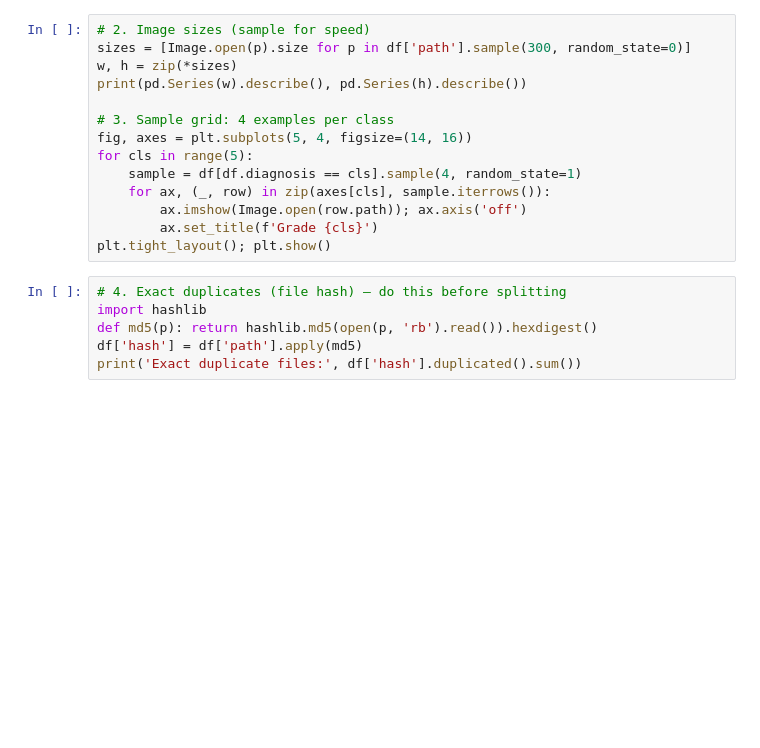
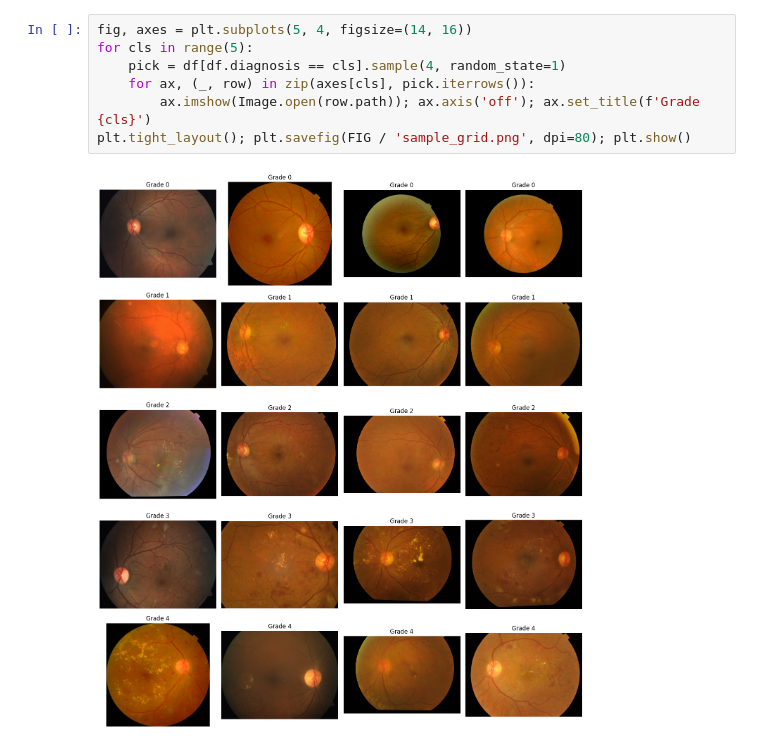
Before and after one commit to SandaliThissera/Capstone-Project-CS5998, a Jupyter notebook: dr-capstone/notebooks/01_eda.ipynb, the cells around one changed output. Drawn from its saved outputs; the diff is of its cells as text; blank space fills up the shorter version.

Commit message:
Run EDA with outputs, add dedup stratified split script and split file

```diff
--- a/dr-capstone/notebooks/01_eda.ipynb
+++ b/dr-capstone/notebooks/01_eda.ipynb
@@ -14,20 +51,9 @@ counts.plot(kind='bar', title='APTOS 2019: class distribution'); plt.show()
 # %%
-# 2. Image sizes (sample for speed)
-sizes = [Image.open(p).size for p in df['path'].sample(300, random_state=0)]
-w, h = zip(*sizes)
-print(pd.Series(w).describe(), pd.Series(h).describe())
-
-# 3. Sample grid: 4 examples per class
 fig, axes = plt.subplots(5, 4, figsize=(14, 16))
 for cls in range(5):
-    sample = df[df.diagnosis == cls].sample(4, random_state=1)
-    for ax, (_, row) in zip(axes[cls], sample.iterrows()):
-        ax.imshow(Image.open(row.path)); ax.axis('off')
-        ax.set_title(f'Grade {cls}')
-plt.tight_layout(); plt.show()
+    pick = df[df.diagnosis == cls].sample(4, random_state=1)
+    for ax, (_, row) in zip(axes[cls], pick.iterrows()):
+        ax.imshow(Image.open(row.path)); ax.axis('off'); ax.set_title(f'Grade {cls}')
+plt.tight_layout(); plt.savefig(FIG / 'sample_grid.png', dpi=80); plt.show()
+# %% [output]
+[figure, added]
-# %%
-# 4. Exact duplicates (file hash) — do this before splitting
-import hashlib
-def md5(p): return hashlib.md5(open(p, 'rb').read()).hexdigest()
-df['hash'] = df['path'].apply(md5)
-print('Exact duplicate files:', df['hash'].duplicated().sum())
```
Also changed, not shown: parts of 7 cells of this notebook, 5 other files.
